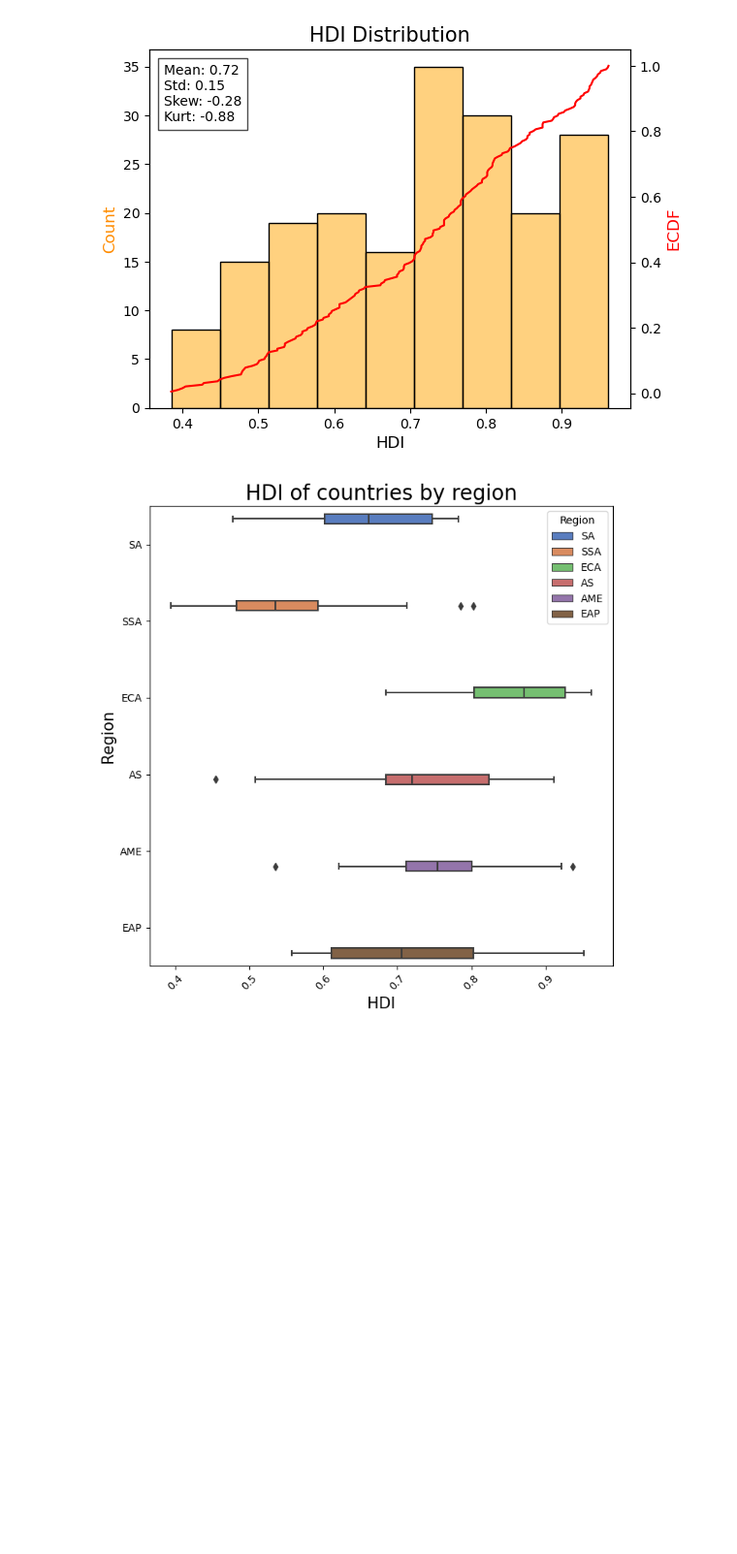
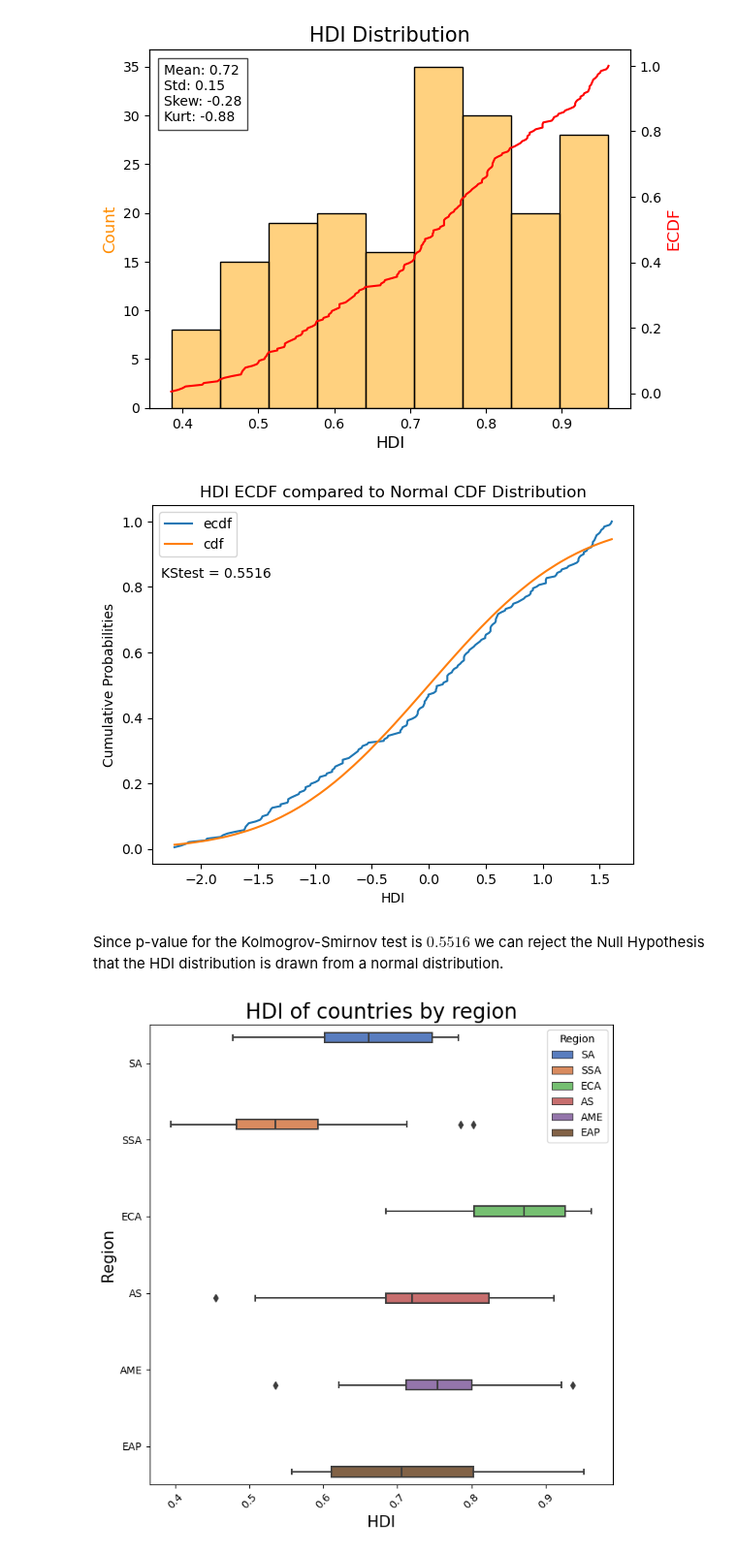
Before and after one commit to jakthehut/HDI-IQ-Analysis, a Jupyter notebook: hdi_iq_analysis_final.ipynb, the cells around one changed output. Shown at 97% size. Cells and saved outputs as stored; diff of their text form; code cells hidden in the pictures; blank space fills up the shorter version.

Commit message:
Kolmogrov-Smirnov test univariate

```diff
--- a/hdi_iq_analysis_final.ipynb
+++ b/hdi_iq_analysis_final.ipynb
@@ -557,6 +557,38 @@ plt.title('HDI Distribution', fontsize=15)
 plt.show()
 # %% [output]
 [figure]
+# %%
+# plot ecdf alongside the theoretical ecdf
+fig, ax = plt.subplots()
+
+
+# Computing and plotting normalized ECDF
+data =  hdi_df['HDI'].tolist()
+mu = np.mean(data)
+sigma = np.std(data)
+sorted_hdi = np.sort((data-mu)/sigma)
+n = sorted_hdi.size
+ecdf = np.arange(1, n + 1) / n
+ax.plot(sorted_hdi, ecdf,label="ecdf")
+
+# Plot theoretical CDF
+ax.plot(sorted_hdi, stats.norm.cdf(sorted_hdi), label ='cdf')
+
+
+# run the Kolmogorov-Smirnov test
+pval =  stats.ks_1samp((data-mu)/sigma, stats.norm.cdf)[1]
+plt.text(-2.35, 0.83, 'KStest = %.4f'%pval)
+
+ax.set_xlabel('HDI')
+ax.set_ylabel('Cumulative Probabilities')
+plt.title('HDI ECDF compared to Normal CDF Distribution')
+
+plt.legend()
+plt.show()
+# %% [output]
+[figure, added]
+# %% [markdown]
+Since p-value for the Kolmogrov-Smirnov test is $0.5516$ we can reject the Null Hypothesis that the HDI distribution is drawn from a normal distribution.
 # %%
 # Creating color palette for the regions
 region_col = merged_df["Region"].unique()
```
Also changed, not shown: parts of 4 cells of this notebook.
